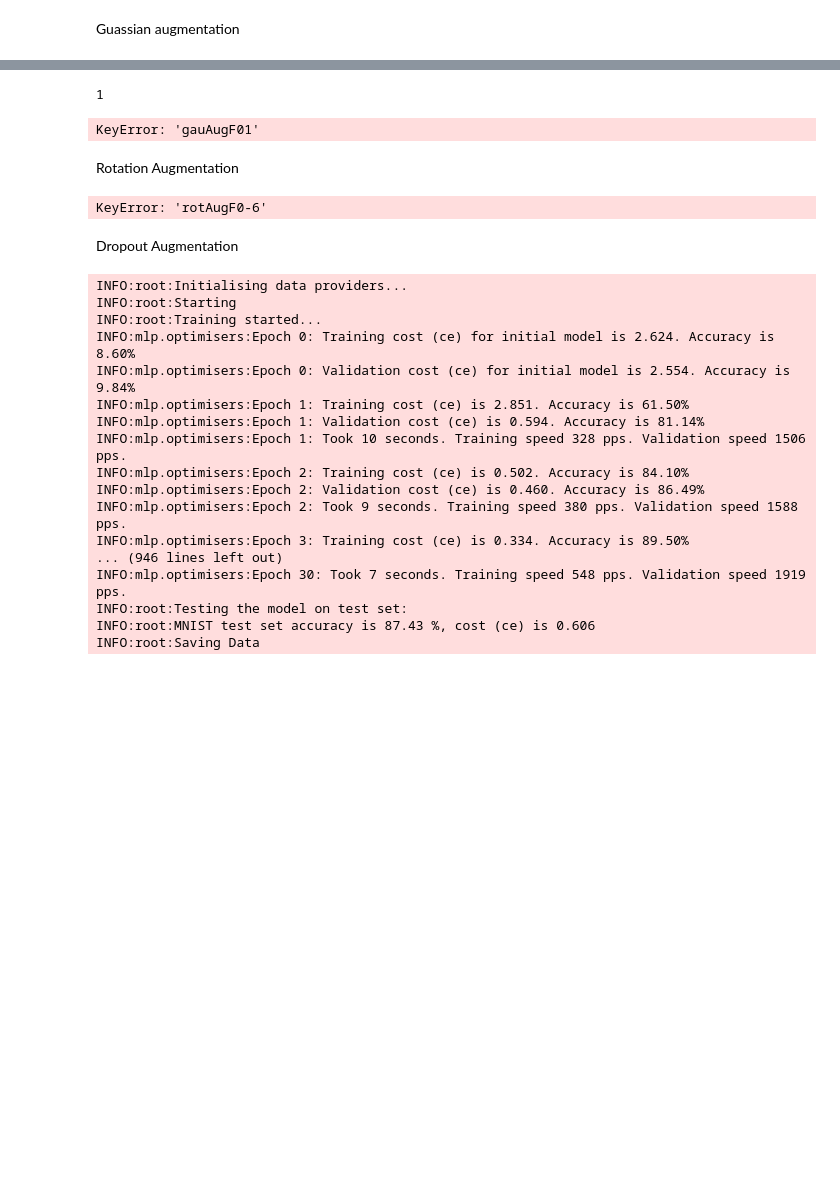
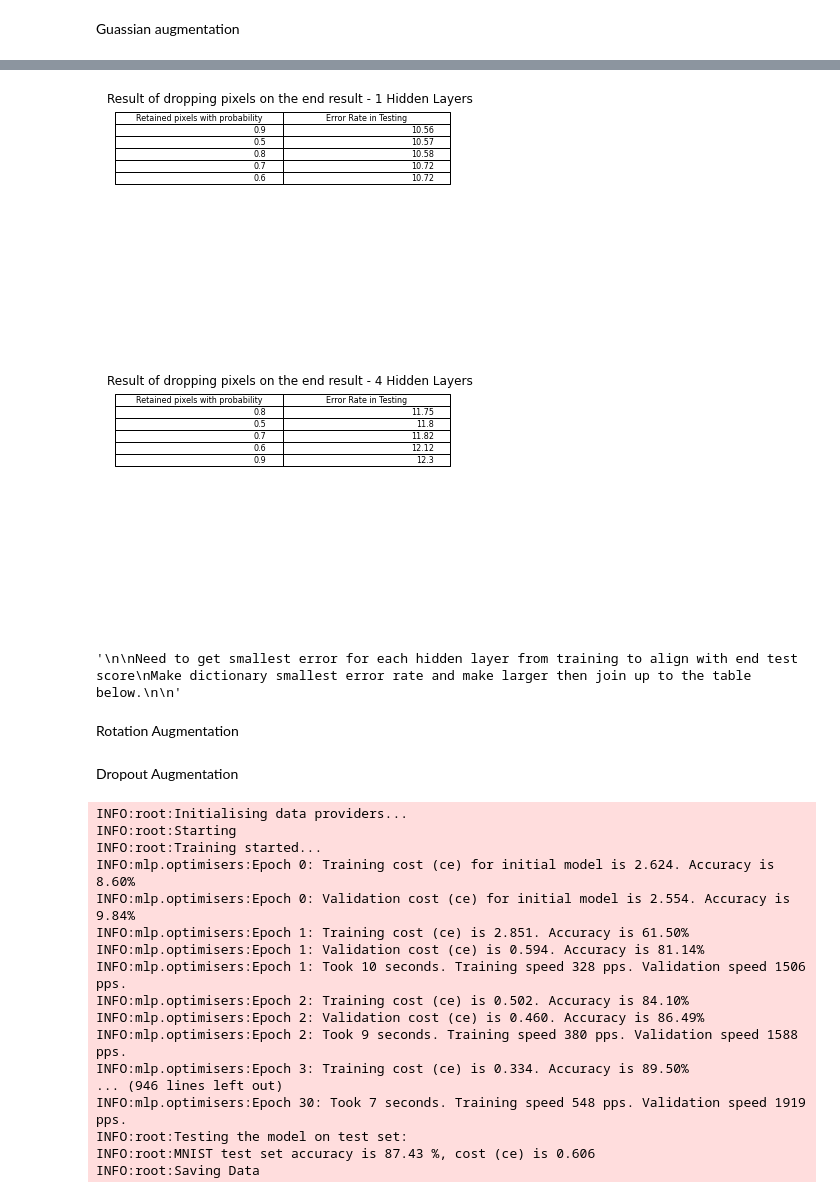
Before and after one commit to joeyearsley/mlpractical, a Jupyter notebook: Data Aug Exp Fixed - Not Random.ipynb, the cells around one changed output, grey strips where cells are left out. Saved outputs shown, nothing was run; the diff lists cells and outputs as text; code cells hidden in the pictures; blank space fills up the shorter version.

Commit message:
Done loads, need to write up

```diff
--- a/Data Aug Exp Fixed - Not Random.ipynb
+++ b/Data Aug Exp Fixed - Not Random.ipynb
@@ -132,7 +132,11 @@ INFO:mlp.optimisers:Epoch 24: Training cost (ce) is 0.006. Accuracy is 100.00%
 # %%
+import matplotlib.pyplot as plt
+
+import shelve
+%matplotlib inline
 #Go through values array and put into new list.
 #Open file to save to
-shelve_r = shelve.open("gauAugExperiments")
+shelve_p = shelve.open("gauAugExperiments")
 tracker = []
 
 for val in xrange(1,6):
@@ -142,36 +146,37 @@ tracker.sort(key=lambda x: x[1])
 #Plot table, with these columns
 columns = ('Retained pixels with probability', 'Error Rate in Testing')
 plt.axis('off')
 plt.title('Result of dropping pixels on the end result - 1 Hidden Layers')
 #Test_cont is defined above - its a list of lists in the form [LearningRate, ErrorRate]
 plt.table(cellText=tracker,colLabels=columns, loc='best')
 
 plt.show()
 
 tracker = []
 for val in xrange(1,6):
     tracker.append([(1.-(val/10.)), 100-(100*shelve_p[('gauAugF1'+str(val))][2][1])])
 
 tracker.sort(key=lambda x: x[1])
 #Plot table, with these columns
 columns = ('Retained pixels with probability', 'Error Rate in Testing')
 plt.axis('off')
 plt.title('Result of dropping pixels on the end result - 4 Hidden Layers')
 #Test_cont is defined above - its a list of lists in the form [LearningRate, ErrorRate]
 plt.table(cellText=tracker,colLabels=columns, loc='best')
 
 plt.show()
 
-
+#
 '''
 
 Need to get smallest error for each hidden layer from training to align with end test score
 Make dictionary smallest error rate and make larger then join up to the table below.
 
 '''
 # %% [output]
+[figure, added]
+[figure, added]
-1
+'\n\nNeed to get smallest error for each hidden layer from training to align with end test score\nMake dictionary smallest error rate and make larger then join up to the table below.\n\n'
-KeyError: 'gauAugF01'
 # %% [markdown]
 Rotation Augmentation
 # %%
@@ -288,7 +293,7 @@ shelve_r.close()
 # %%
 #Go through values array and put into new list.
 #Open file to save to
-shelve_p = shelve.open("augExperiments")
+shelve_p = shelve.open("rotAugExperiments")
 tracker = []
 print shelve_p[('rotAugF0-6')]
 for val in xrange(-10,11):
@@ -325,8 +330,6 @@ Need to get smallest error for each hidden layer from training to align with end
 Make dictionary smallest error rate and make larger then join up to the table below.
 
 '''
-# %% [output]
-KeyError: 'rotAugF0-6'
 # %% [markdown]
 Dropout Augmentation
 # %%
```
Also changed, not shown: parts of 1 cell of this notebook, 12 other files.
